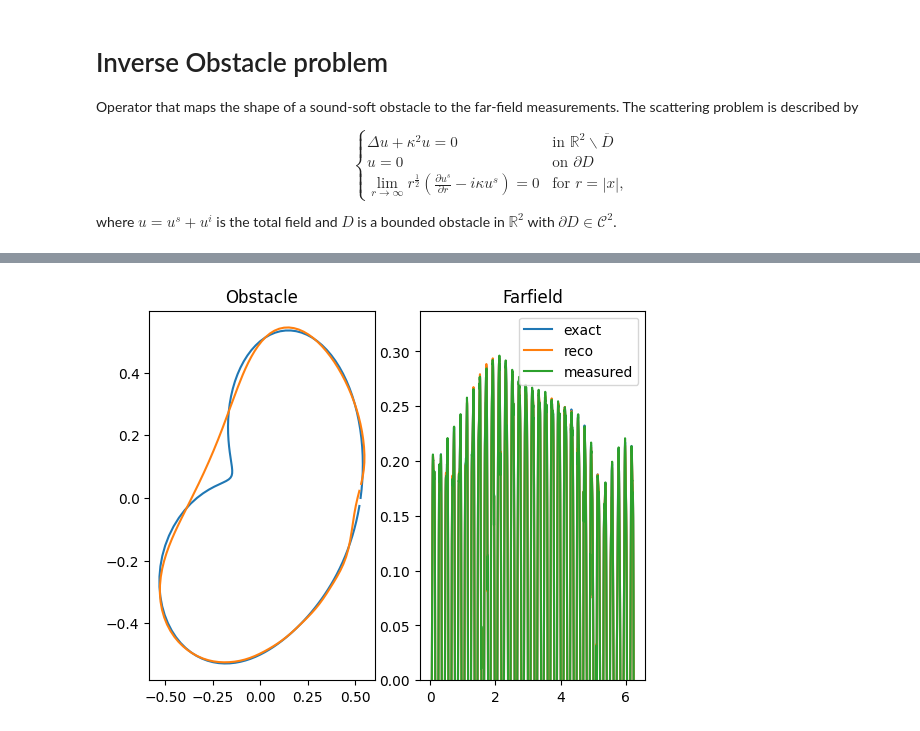
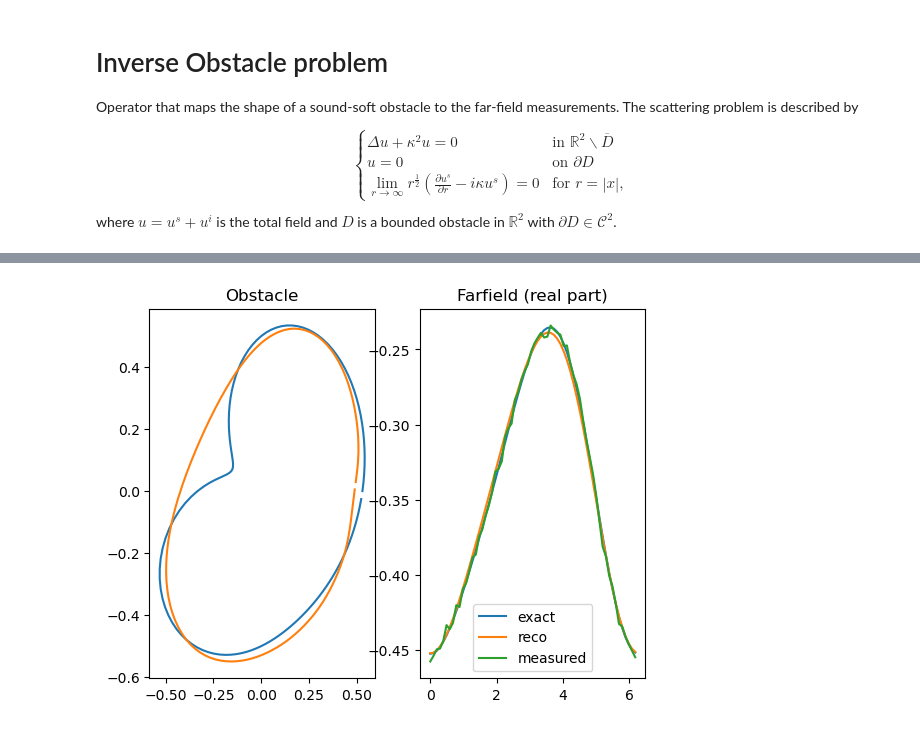
Before and after one commit to regpy/regpy, a Jupyter notebook: examples/obstacle/obstacle_example.ipynb, the cells around one changed output, grey strips where cells are left out. Saved outputs shown, nothing was run; the diff lists cells and outputs as text; code cells hidden in the pictures.

Commit message:
obstacle scattering example: corrected parameter values for NewtonCG and discrepancy principle; changed to one incident wave

```diff
--- a/examples/obstacle/obstacle_example.ipynb
+++ b/examples/obstacle/obstacle_example.ipynb
@@ -28,7 +28,7 @@ from  dirichlet_op import DirichletOp
 from  regpy.vecsps.curve import GenTrigDiscr
 
 N_meas=64
-N_inc=32
+N_inc=1
 Y_dim=N_meas*N_inc
 codomain=UniformGridFcts(np.linspace(0, 2*np.pi, Y_dim, endpoint=False), dtype=complex)
 
@@ -36,7 +36,7 @@ codomain=UniformGridFcts(np.linspace(0, 2*np.pi, Y_dim, endpoint=False), dtype=c
 op = DirichletOp(
     domain=GenTrigDiscr(64),
     codomain=codomain,
-    kappa = 3,
+    kappa = 1,
     true_curve='apple',
     N_ieq_synth=64,
     N_ieq = 128,
@@ -54,9 +54,10 @@ setting = RegularizationSetting(op=op, penalty=Sobolev, data_fid=L2)
 exact_solution=op.bd_ex_curve
 farfield = op._create_synthetic_data()
 
-#Poission data
+#Gaussian data
+noise_level = 0.01
 noise = op.codomain.randn()
-noise = 0.01*setting.h_codomain.norm(farfield)/setting.h_codomain.norm(noise)*noise
+noise = noise_level*setting.h_codomain.norm(farfield)/setting.h_codomain.norm(noise)*noise
 data = farfield+noise
 
 #Initial guess
@@ -71,34 +79,30 @@ import regpy.stoprules as rules
 #Solver: NewtonCG or IrgnmCG
 solver = NewtonCG(
     setting, farfield, init = init,
-        cgmaxit=50, rho=1.6
+        cgmaxit=50, rho=0.8
 )
 
 """
 solver = IrgnmCG(
     setting, data,
-    regpar=10,
-    regpar_step=0.8,
-    init=init,
-    cg_pars=dict(
-        tol=1e-4
-    )
+    regpar=1.,
+    regpar_step=0.5,
+    init=init
 )
 """
-
 stoprule = (
     rules.CountIterations(100) +
     rules.Discrepancy(
         setting.h_codomain.norm, data,
-        noiselevel=setting.h_codomain.norm(noise),
-        tau=1.2
+        noiselevel=noise_level,
+        tau=2.1
     )
 )
 
 #Plot function
 fig, axs = plt.subplots(1, 2)
 axs[0].set_title('Obstacle')
-axs[1].set_title('Farfield')
+axs[1].set_title('Farfield (real part)')
 
 reco, reco_data = solver.run(stoprule)
 axs[0].plot(*exact_solution.z)
@@ -108,6 +112,6 @@ axs[1].plot(op.codomain.coords[0], farfield.real, label='exact')
 axs[1].plot(op.codomain.coords[0], reco_data.real, label='reco')
 axs[1].plot(op.codomain.coords[0], data.real, label='measured')
 axs[1].legend()
-axs[1].set_ylim(ymin=0)
+#axs[1].set_ylim(ymin=0)
 plt.show()
 # %% [output]
@@ -131 +137 @@ plt.show()
-[figure, old version]
+[figure, new version]
```
Also changed, not shown: parts of 2 cells of this notebook.
